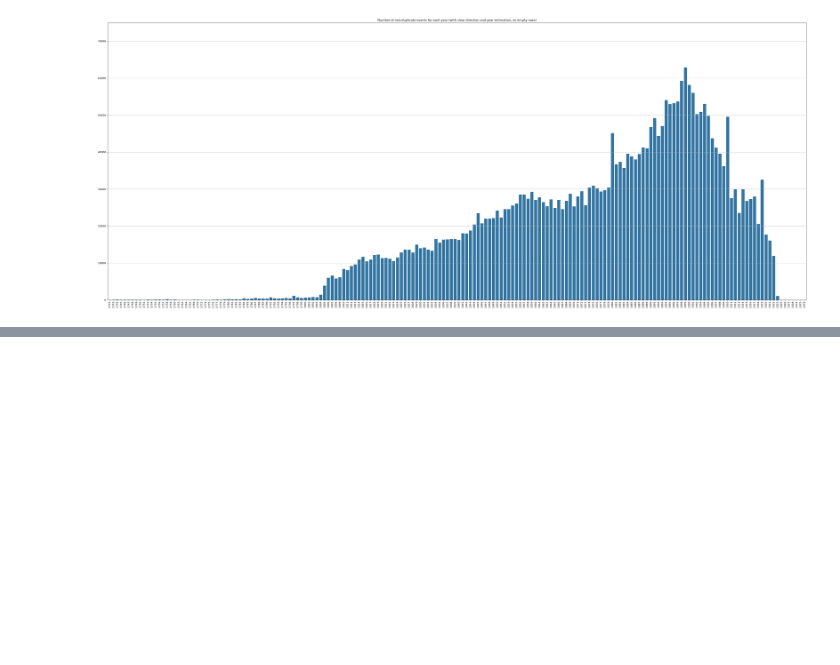
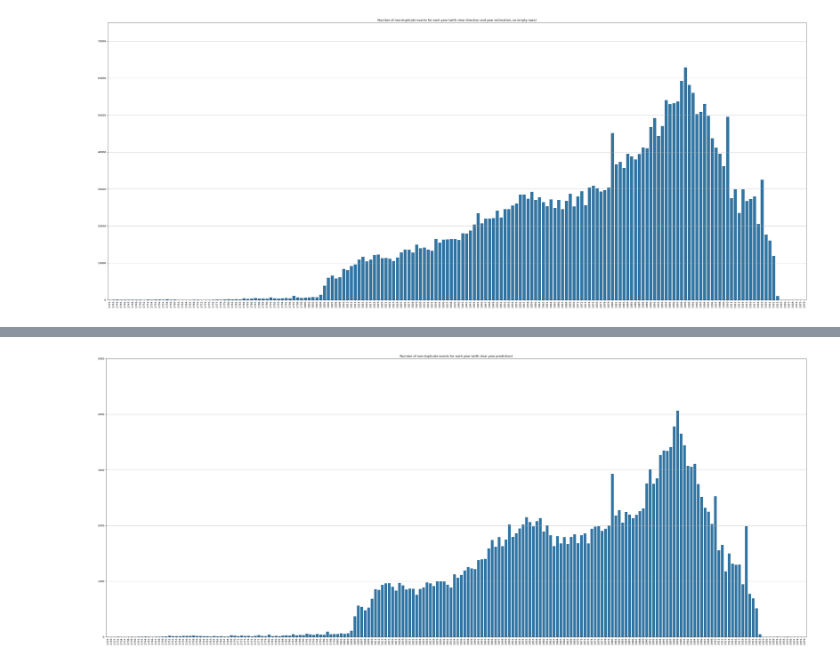
Before and after one commit to TurkuNLP/htr-hiski-alignment, a Jupyter notebook: extracting-migrations-plotting_overlaps.ipynb, the cells around one changed output, grey strips where cells are left out. Drawn from its saved outputs; the diff is of its cells as text; code cells hidden in the pictures; blank space fills up the shorter version.

```diff
--- a/extracting-migrations-plotting_overlaps.ipynb
+++ b/extracting-migrations-plotting_overlaps.ipynb
@@ -209,0 +317,13 @@ _ = axs.set_xticklabels(labels=sorted(non_duplicate_events_year_counts_valid_yea
+# %%
+fig, axs = plt.subplots(figsize=(50, 20))
+sns.barplot(
+    x=tuple([x[0] for x in year_counts["all_valid_year"].items()]),
+    y=tuple([x[1] for x in year_counts["all_valid_year"].items()]),
+)
+axs.set_ylim(0, 5000)
+axs.grid(axis="y")
+axs.set_title("Number of non-duplicate events for each year (with clear year prediction)")
+axs.set_xticks(axs.get_xticks())
+_ = axs.set_xticklabels(labels=sorted(year_counts["all_valid_year"].keys()), rotation=90)
+# %% [output]
+[figure, added]
```
Also changed, not shown: parts of 12 cells of this notebook, 2 other files.
